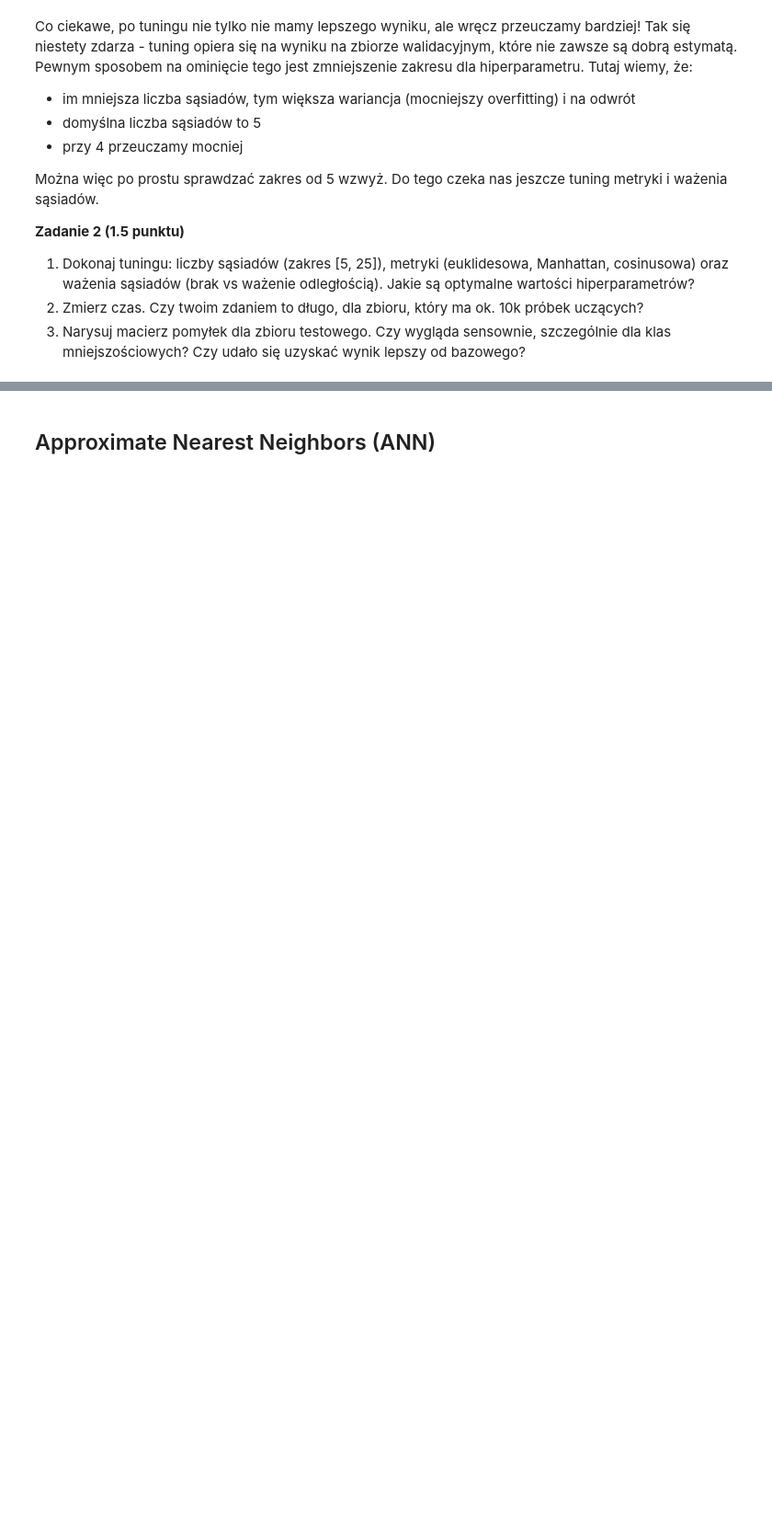
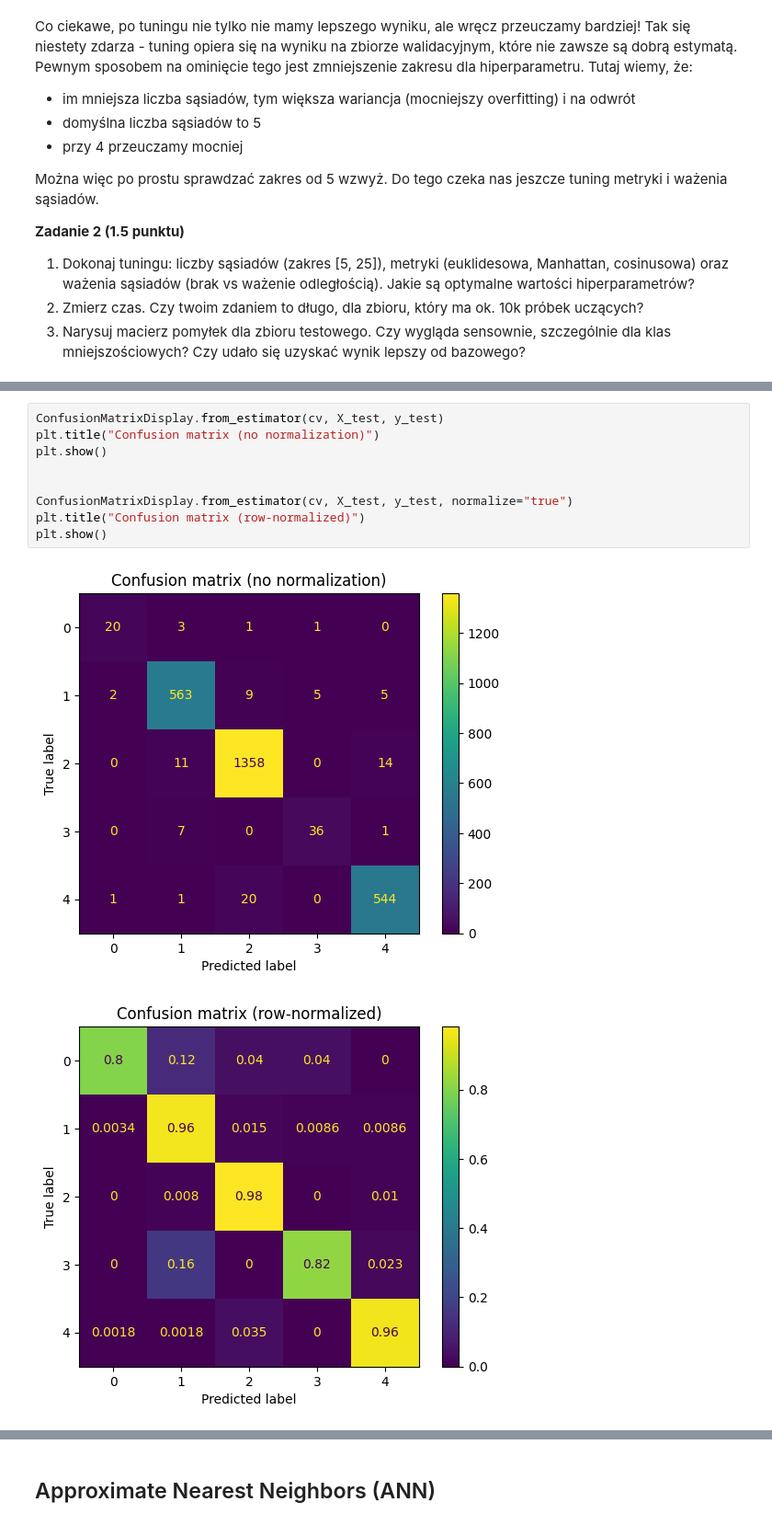
Before and after one commit to krzysztof-kopel/podstawy-uczenia-maszynowego, a Jupyter notebook: lab2/notebook.ipynb, the cells around one changed output, grey strips where cells are left out. Shown at 92% size. Drawn from its saved outputs; the diff is of its cells as text; blank space fills up the shorter version.

```diff
--- a/lab2/notebook.ipynb
+++ b/lab2/notebook.ipynb
@@ -270,0 +326,12 @@ Można więc po prostu sprawdzać zakres od 5 wzwyż. Do tego czeka nas jeszcze
+# %%
+ConfusionMatrixDisplay.from_estimator(cv, X_test, y_test)
+plt.title("Confusion matrix (no normalization)")
+plt.show()
+
+
+ConfusionMatrixDisplay.from_estimator(cv, X_test, y_test, normalize="true")
+plt.title("Confusion matrix (row-normalized)")
+plt.show()
+# %% [output]
+[figure, added]
+[figure, added]
```
Also changed, not shown: parts of 7 cells of this notebook, 2 other files.
